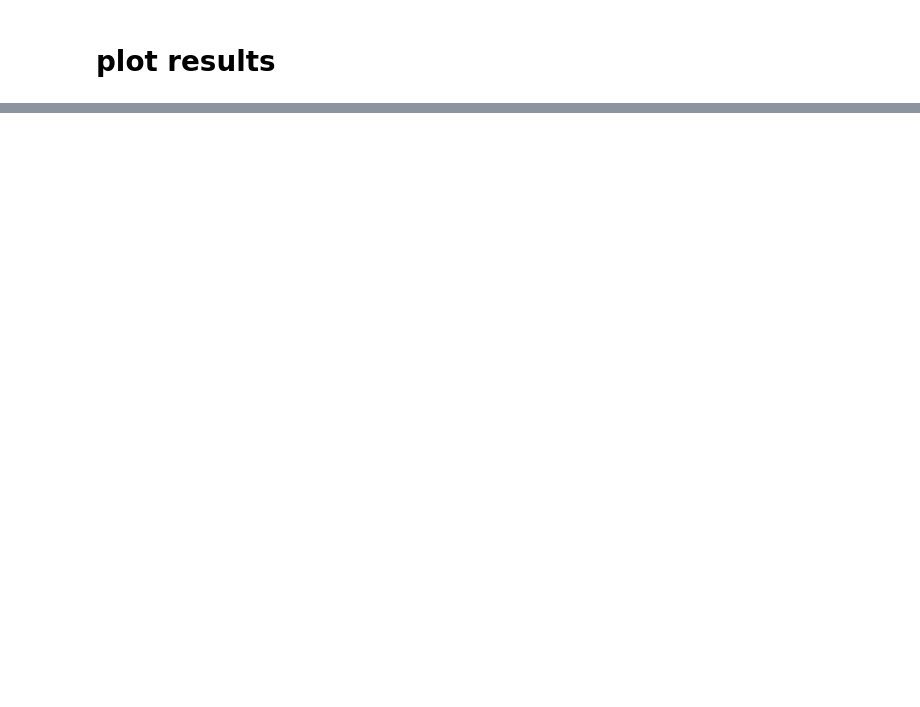
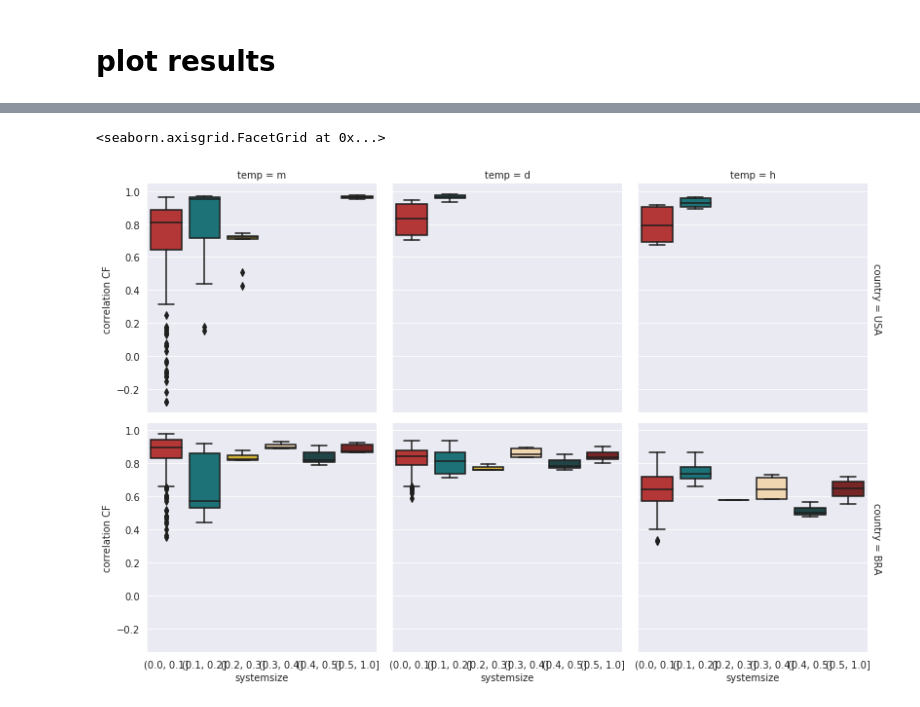
Before and after one commit to KatharinaGruber/windpower_GWA, a Jupyter notebook: merge_results_BRAUSA_gridpoints.ipynb, the cells around one changed output, grey strips where cells are left out. Saved outputs shown, nothing was run; the diff lists cells and outputs as text; code cells hidden in the pictures; blank space fills up the shorter version.

```diff
--- a/merge_results_BRAUSA_gridpoints.ipynb
+++ b/merge_results_BRAUSA_gridpoints.ipynb
@@ -171,0 +128,9 @@ plt.ylim((0,1))
+# %%
+sns.catplot(x = 'systemsize2', y = 'value', col='temp',row='country',
+              kind='box',#hue='country',
+            height=3.8, aspect=1,
+            data=results[results.param=='cor'], margin_titles=True
+           ).set_axis_labels("systemsize", "correlation CF")#.set_xticklabels(rotation=20)
+# %% [output]
+<seaborn.axisgrid.FacetGrid at 0x...>
+[figure, added]
```
Also changed, not shown: parts of 56 cells of this notebook.
